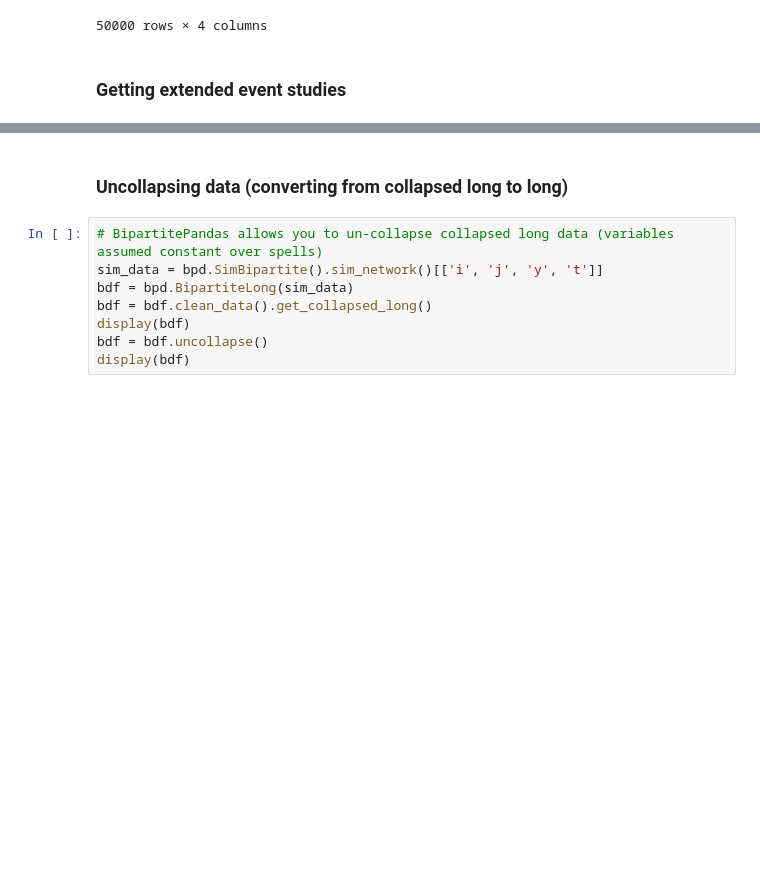
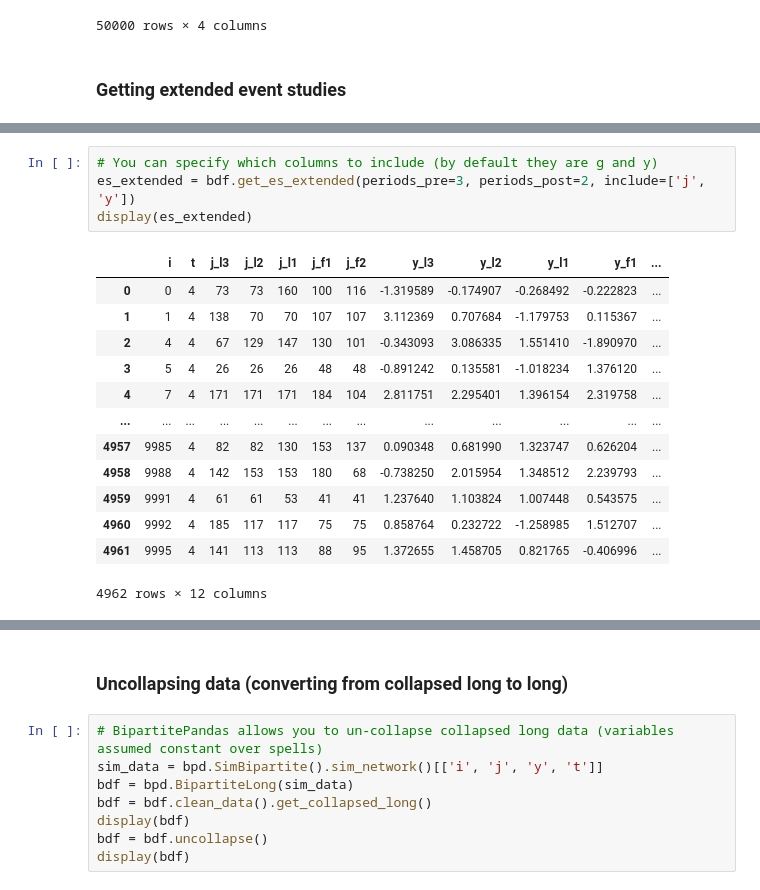
Before and after one commit to tlamadon/bipartitepandas, a Jupyter notebook: docs-src/source/notebooks/extra_features_examples.ipynb, the cells around one changed output, grey strips where cells are left out. Saved outputs shown, nothing was run; the diff lists cells and outputs as text; blank space fills up the shorter version.

```diff
--- a/docs-src/source/notebooks/extra_features_examples.ipynb
+++ b/docs-src/source/notebooks/extra_features_examples.ipynb
@@ -177 +189,19 @@ display(es_extended)
+# %%
+# You can specify which columns to include (by default they are g and y)
+es_extended = bdf.get_es_extended(periods_pre=3, periods_post=2, include=['j', 'y'])
+display(es_extended)
+# %% [output]
+|  | i | t | j_l3 | j_l2 | j_l1 | j_f1 | j_f2 | y_l3 | y_l2 | y_l1 | y_f1 | ... |
+| 0 | 0 | 4 | 73 | 73 | 160 | 100 | 116 | -1.319589 | -0.174907 | -0.268492 | -0.222823 | ... |
+| 1 | 1 | 4 | 138 | 70 | 70 | 107 | 107 | 3.112369 | 0.707684 | -1.179753 | 0.115367 | ... |
+| 2 | 4 | 4 | 67 | 129 | 147 | 130 | 101 | -0.343093 | 3.086335 | 1.551410 | -1.890970 | ... |
+| 3 | 5 | 4 | 26 | 26 | 26 | 48 | 48 | -0.891242 | 0.135581 | -1.018234 | 1.376120 | ... |
+| 4 | 7 | 4 | 171 | 171 | 171 | 184 | 104 | 2.811751 | 2.295401 | 1.396154 | 2.319758 | ... |
+| ... | ... | ... | ... | ... | ... | ... | ... | ... | ... | ... | ... | ... |
+| 4957 | 9985 | 4 | 82 | 82 | 130 | 153 | 137 | 0.090348 | 0.681990 | 1.323747 | 0.626204 | ... |
+| 4958 | 9988 | 4 | 142 | 153 | 153 | 180 | 68 | -0.738250 | 2.015954 | 1.348512 | 2.239793 | ... |
+| 4959 | 9991 | 4 | 61 | 61 | 53 | 41 | 41 | 1.237640 | 1.103824 | 1.007448 | 0.543575 | ... |
+| 4960 | 9992 | 4 | 185 | 117 | 117 | 75 | 75 | 0.858764 | 0.232722 | -1.258985 | 1.512707 | ... |
+| 4961 | 9995 | 4 | 141 | 113 | 113 | 88 | 95 | 1.372655 | 1.458705 | 0.821765 | -0.406996 | ... |
+4962 rows × 12 columns
 # %%
```
Also changed, not shown: parts of 17 cells of this notebook, 7 other files.
